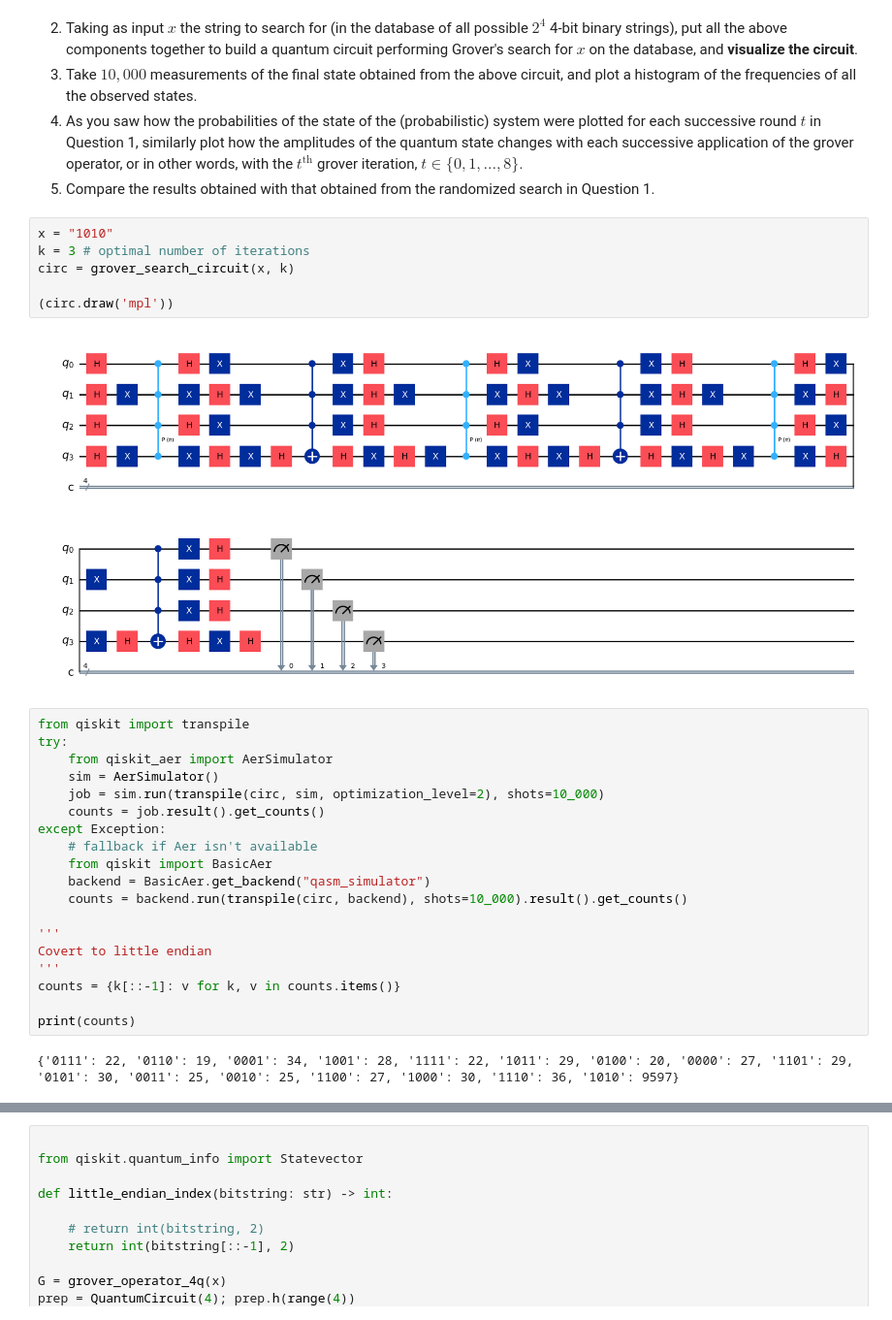
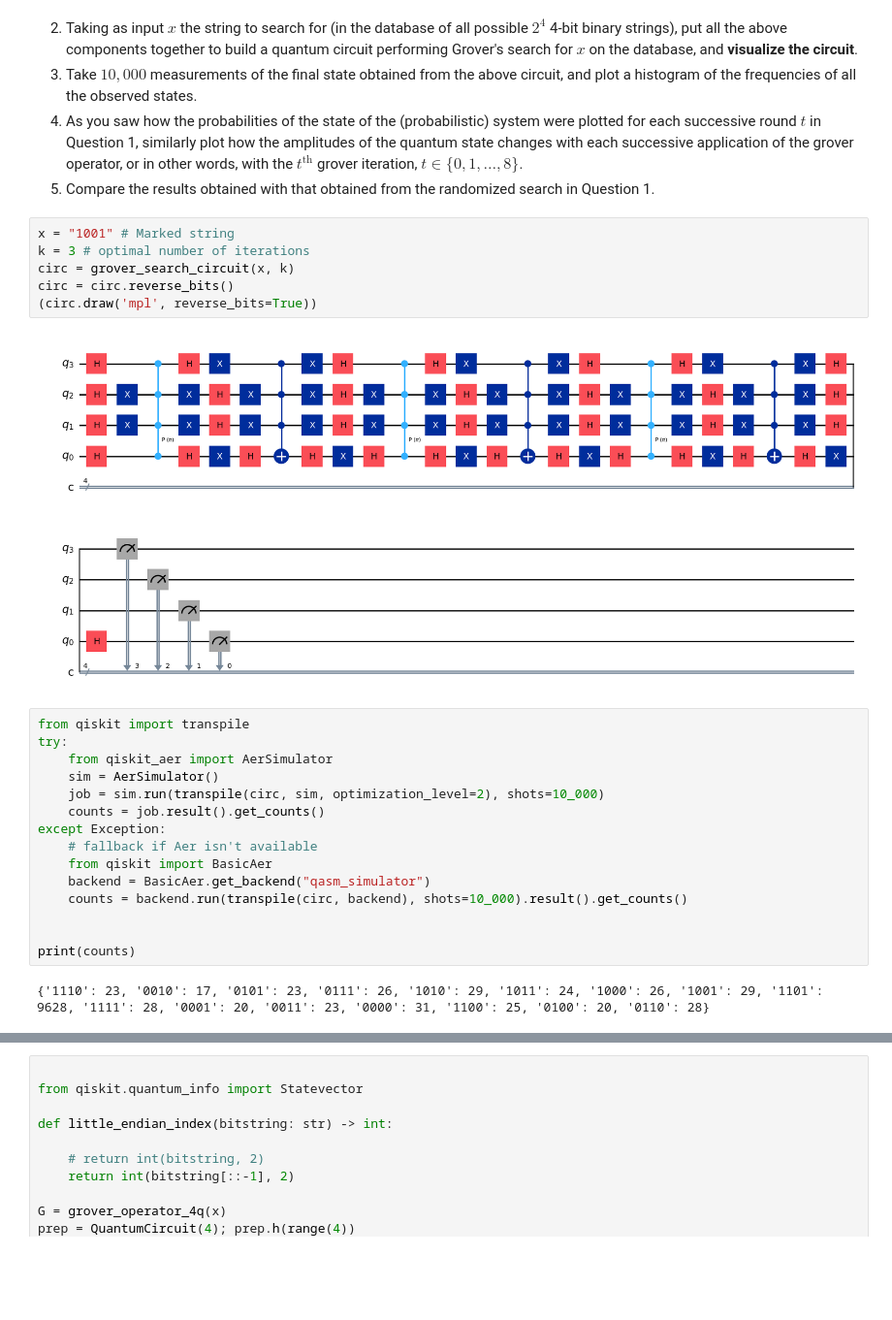
Before and after one commit to LordSosukeAizen/Quantum-Computing-CS682-, a Jupyter notebook: Assignments/ass-2/CS682_Assignment_2.ipynb, the cells around one changed output, grey strips where cells are left out. Shown at 97% size. Saved outputs shown, nothing was run; the diff lists cells and outputs as text; blank space fills up the shorter version.

```diff
--- a/Assignments/ass-2/CS682_Assignment_2.ipynb
+++ b/Assignments/ass-2/CS682_Assignment_2.ipynb
@@ -357,13 +366,13 @@ def grover_search_circuit(target: str, k: int) -> QuantumCircuit:
     <li>Compare the results obtained with that obtained from the randomized search in Question 1.</li>
 </ol>
 # %%
-x = "1010"
+x = "1001" # Marked string
 k = 3 # optimal number of iterations
 circ = grover_search_circuit(x, k)
-
-(circ.draw('mpl'))
+circ = circ.reverse_bits()
+(circ.draw('mpl', reverse_bits=True))
 # %% [output]
-[figure, old version]
+[figure, new version]
 # %%
 from qiskit import transpile
 try:
@@ -377,14 +386,10 @@ except Exception:
     backend = BasicAer.get_backend("qasm_simulator")
     counts = backend.run(transpile(circ, backend), shots=10_000).result().get_counts()
 
-'''
-Covert to little endian
-'''
-counts = {k[::-1]: v for k, v in counts.items()}
 
 print(counts)
 # %% [output]
-{'0111': 22, '0110': 19, '0001': 34, '1001': 28, '1111': 22, '1011': 29, '0100': 20, '0000': 27, '1101': 29, '0101': 30, '0011': 25, '0010': 25, '1100': 27, '1000': 30, '1110': 36, '1010': 9597}
+{'1110': 23, '0010': 17, '0101': 23, '0111': 26, '1010': 29, '1011': 24, '1000': 26, '1001': 29, '1101': 9628, '1111': 28, '0001': 20, '0011': 23, '0000': 31, '1100': 25, '0100': 20, '0110': 28}
 # %%
 plt.figure(figsize=(9, 9))
 plt.bar(counts.keys(), counts.values())
```
Also changed, not shown: parts of 3 cells of this notebook, 1 other file.
